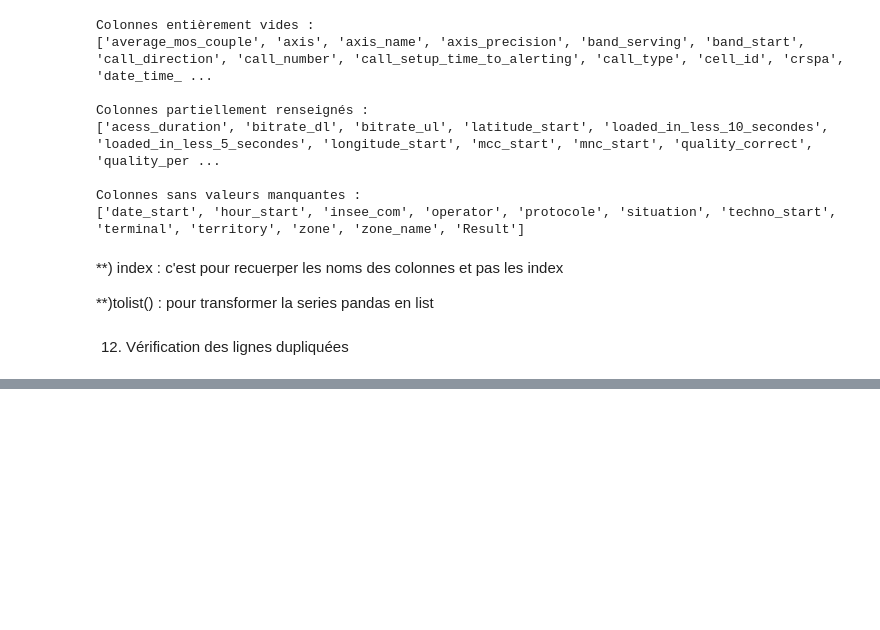
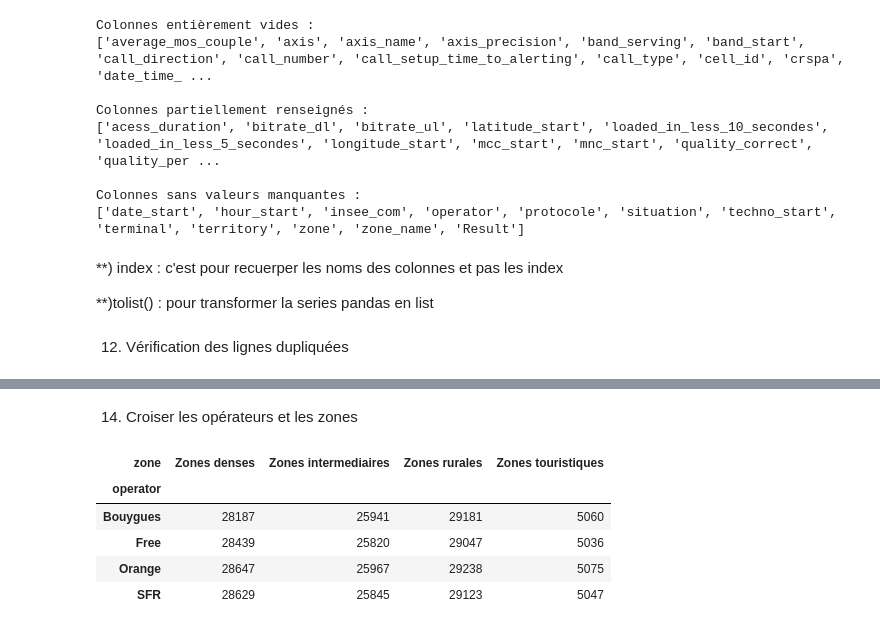
Before and after one commit to SoniaCH613/mobile-network-performance-analysis, a Jupyter notebook: analyses_jupyter/exploration_donnees_01.ipynb, the cells around one changed output, grey strips where cells are left out. Saved outputs shown, nothing was run; the diff lists cells and outputs as text; code cells hidden in the pictures; blank space fills up the shorter version.

```diff
--- a/analyses_jupyter/exploration_donnees_01.ipynb
+++ b/analyses_jupyter/exploration_donnees_01.ipynb
@@ -250,0 +300,16 @@ print("Nombre de lignes entièrement dupliquées :",nombre_doublons)
+# %% [markdown]
+14. Croiser les opérateurs et les zones
+# %%
+repartition_operateur_zone=pd.crosstab(
+    donnees_completes["operator"],
+    donnees_completes["zone"]
+)
+
+display(repartition_operateur_zone)
+# %% [output]
+| zone | Zones denses | Zones intermediaires | Zones rurales | Zones touristiques |
+| operator |  |  |  |  |
+| Bouygues | 28187 | 25941 | 29181 | 5060 |
+| Free | 28439 | 25820 | 29047 | 5036 |
+| Orange | 28647 | 25967 | 29238 | 5075 |
+| SFR | 28629 | 25845 | 29123 | 5047 |
```
Also changed, not shown: parts of 17 cells of this notebook.
